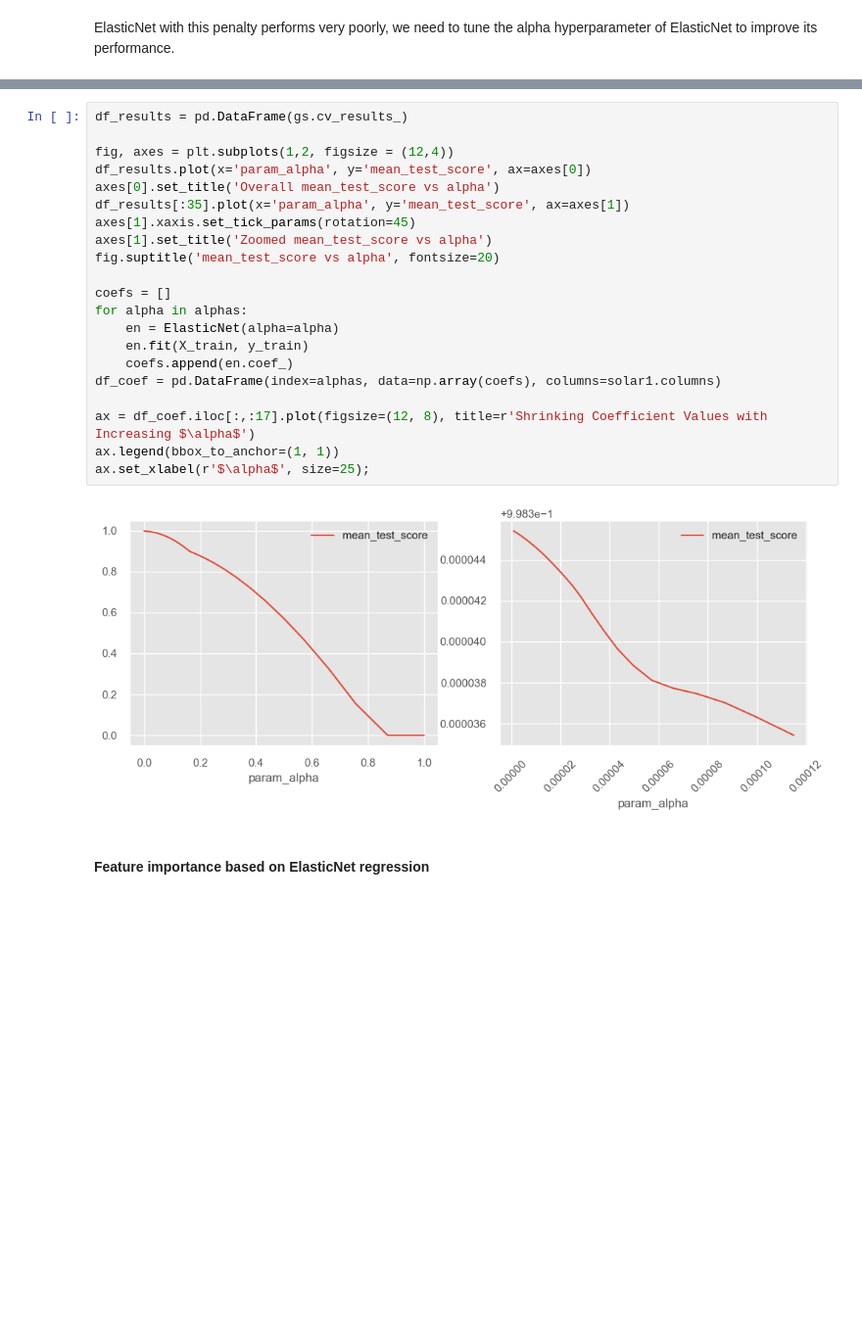
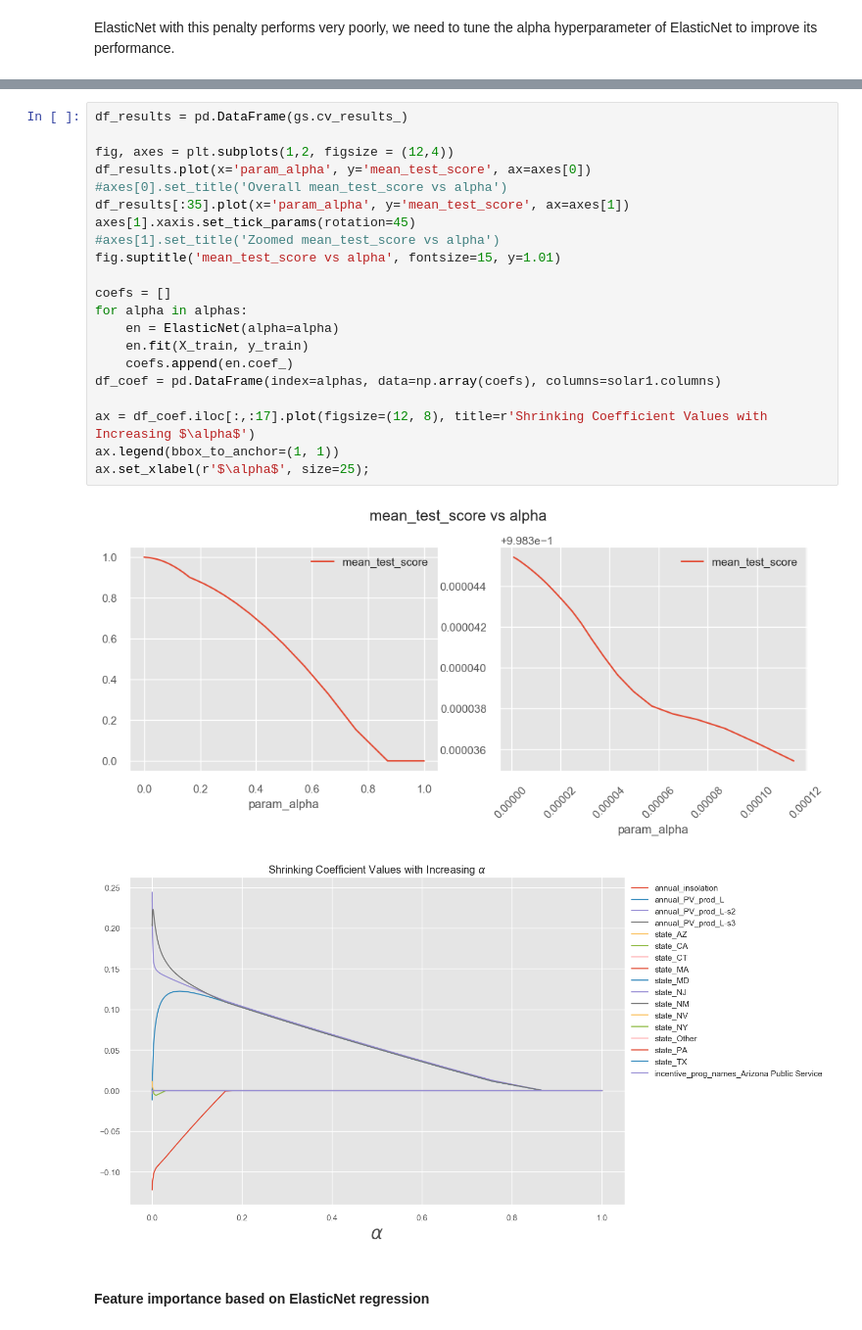
Before and after one commit to JustinBieber87/Solar_size_pred, a Jupyter notebook: Part 1. SolarPanel_SizePrediction.ipynb, the cells around one changed output, grey strips where cells are left out. Shown at 98% size. Cells and saved outputs as stored; diff of their text form; blank space fills up the shorter version.

```diff
--- a/Part 1. SolarPanel_SizePrediction.ipynb
+++ b/Part 1. SolarPanel_SizePrediction.ipynb
@@ -1520,26 +1524,27 @@ Overall model performance with cv_Std_deviation:3.6e-05
 # %%
 df_results = pd.DataFrame(gs.cv_results_)
 
 fig, axes = plt.subplots(1,2, figsize = (12,4))
 df_results.plot(x='param_alpha', y='mean_test_score', ax=axes[0])
-axes[0].set_title('Overall mean_test_score vs alpha')
+#axes[0].set_title('Overall mean_test_score vs alpha')
 df_results[:35].plot(x='param_alpha', y='mean_test_score', ax=axes[1])
 axes[1].xaxis.set_tick_params(rotation=45)
-axes[1].set_title('Zoomed mean_test_score vs alpha')
-fig.suptitle('mean_test_score vs alpha', fontsize=20)
+#axes[1].set_title('Zoomed mean_test_score vs alpha')
+fig.suptitle('mean_test_score vs alpha', fontsize=15, y=1.01)
 
 coefs = []
 for alpha in alphas:
     en = ElasticNet(alpha=alpha)
     en.fit(X_train, y_train)
     coefs.append(en.coef_)
 df_coef = pd.DataFrame(index=alphas, data=np.array(coefs), columns=solar1.columns)
 
 ax = df_coef.iloc[:,:17].plot(figsize=(12, 8), title=r'Shrinking Coefficient Values with Increasing $\alpha$')
 ax.legend(bbox_to_anchor=(1, 1))
 ax.set_xlabel(r'$\alpha$', size=25);
 # %% [output]
-[figure, old version]
+[figure, new version]
+[figure, added]
 # %% [markdown]
 #### Feature importance based on ElasticNet regression
 # %%
```
Also changed, not shown: parts of 27 cells of this notebook.
